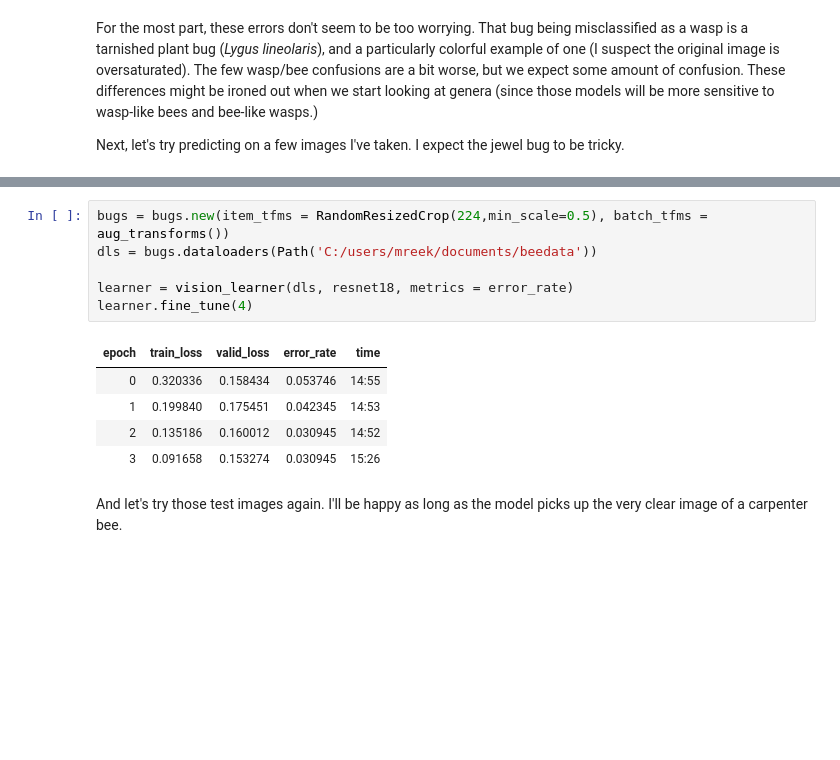
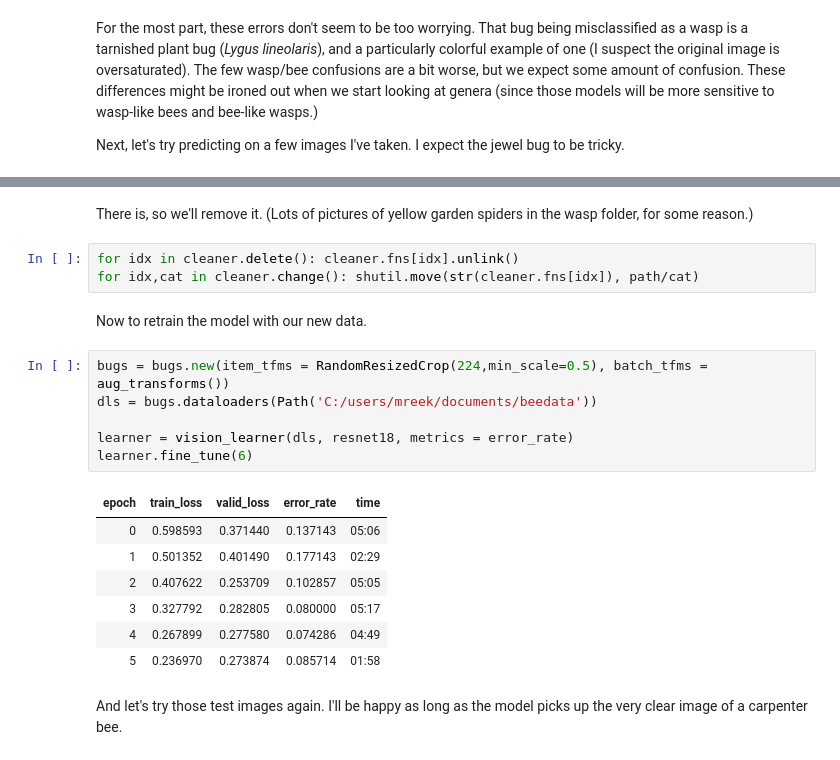
Before and after one commit to mreeks91/beesness, a Jupyter notebook: bee_or_wasp.ipynb, the cells around one changed output, grey strips where cells are left out. Drawn from its saved outputs; the diff is of its cells as text; blank space fills up the shorter version.

```diff
--- a/bee_or_wasp.ipynb
+++ b/bee_or_wasp.ipynb
@@ -116,15 +131,24 @@ Taking a look at the training data, a few problems become apparent. There are a
+# %% [markdown]
+There is, so we'll remove it. (Lots of pictures of yellow garden spiders in the wasp folder, for some reason.)
+# %%
+for idx in cleaner.delete(): cleaner.fns[idx].unlink()
+for idx,cat in cleaner.change(): shutil.move(str(cleaner.fns[idx]), path/cat)
+# %% [markdown]
+Now to retrain the model with our new data.
 # %%
 bugs = bugs.new(item_tfms = RandomResizedCrop(224,min_scale=0.5), batch_tfms = aug_transforms())
 dls = bugs.dataloaders(Path('C:/users/mreek/documents/beedata'))
 
 learner = vision_learner(dls, resnet18, metrics = error_rate)
-learner.fine_tune(4)
+learner.fine_tune(6)
 # %% [output]
 | epoch | train_loss | valid_loss | error_rate | time |
-| 0 | 0.320336 | 0.158434 | 0.053746 | 14:55 |
-| 1 | 0.199840 | 0.175451 | 0.042345 | 14:53 |
-| 2 | 0.135186 | 0.160012 | 0.030945 | 14:52 |
-| 3 | 0.091658 | 0.153274 | 0.030945 | 15:26 |
+| 0 | 0.598593 | 0.371440 | 0.137143 | 05:06 |
+| 1 | 0.501352 | 0.401490 | 0.177143 | 02:29 |
+| 2 | 0.407622 | 0.253709 | 0.102857 | 05:05 |
+| 3 | 0.327792 | 0.282805 | 0.080000 | 05:17 |
+| 4 | 0.267899 | 0.277580 | 0.074286 | 04:49 |
+| 5 | 0.236970 | 0.273874 | 0.085714 | 01:58 |
 # %% [markdown]
 And let's try those test images again. I'll be happy as long as the model picks up the very clear image of a carpenter bee.
 # %%
```
Also changed, not shown: parts of 22 cells of this notebook.
